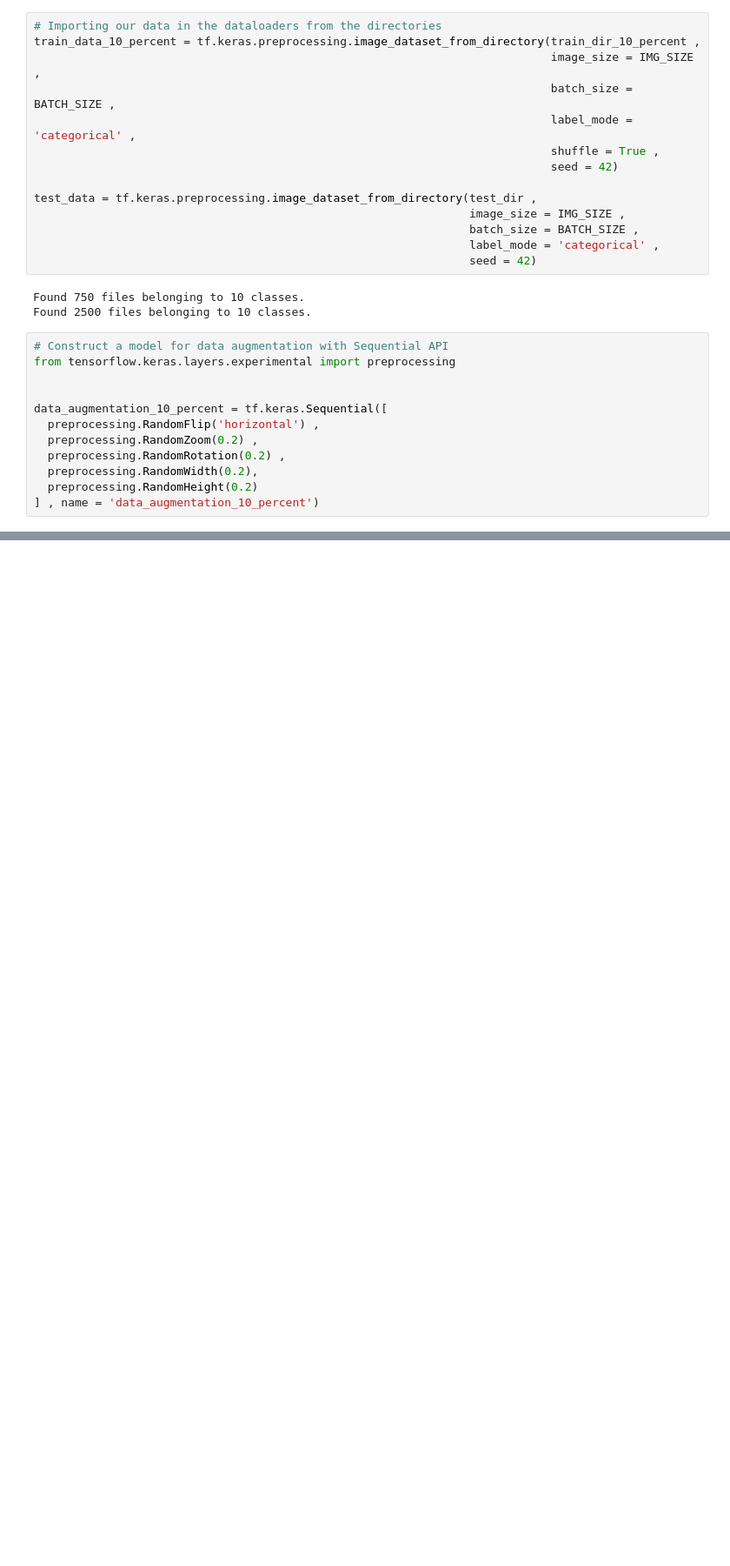
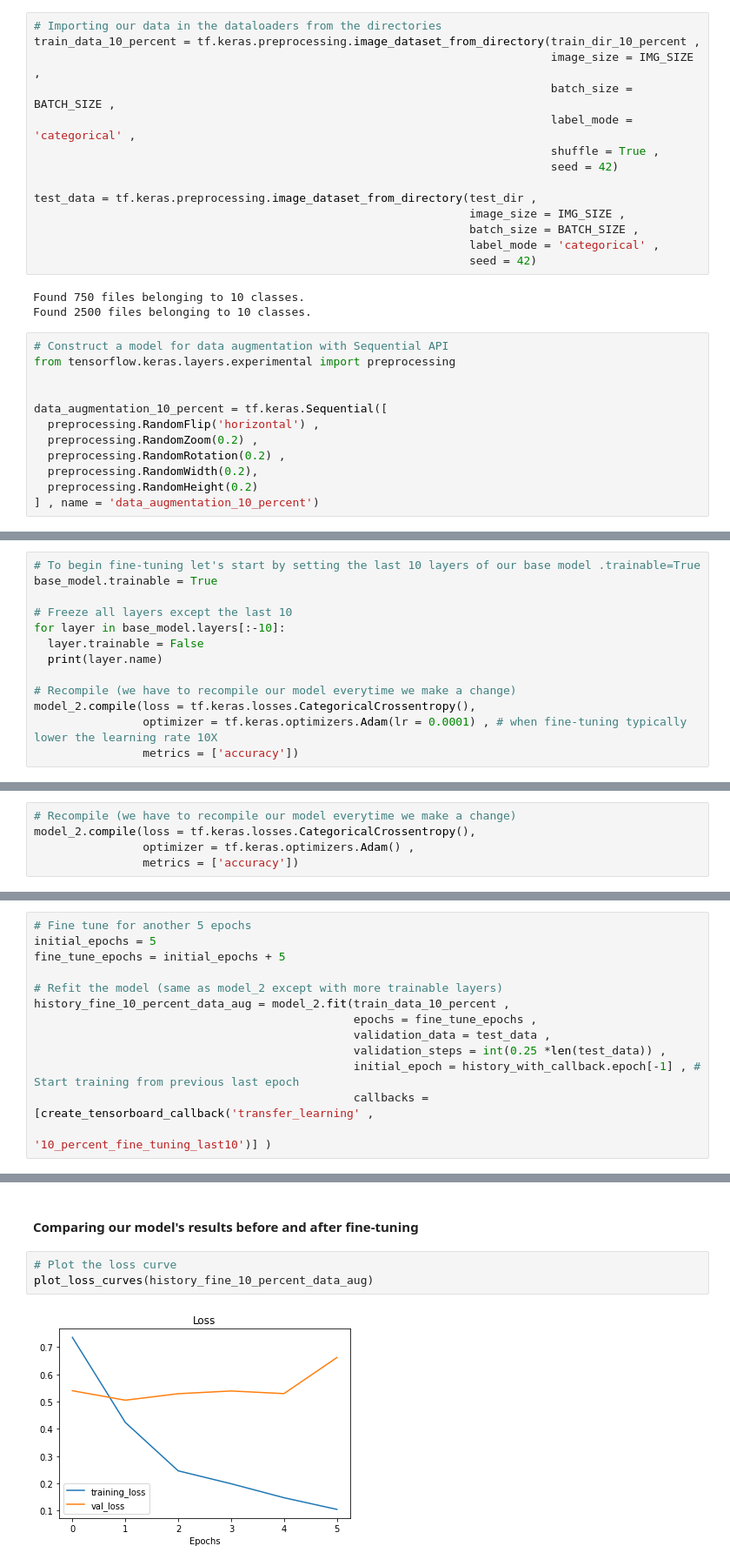
Before and after one commit to ashikshafi08/Learning_Tensorflow, a Jupyter notebook: Notebooks/05_Transfer_Learning_with_TensorFlow_Part_2_Fine_tuning.ipynb, the cells around one changed output, grey strips where cells are left out. Shown at 87% size. Drawn from its saved outputs; the diff is of its cells as text; blank space fills up the shorter version.

```diff
--- a/Notebooks/05_Transfer_Learning_with_TensorFlow_Part_2_Fine_tuning.ipynb
+++ b/Notebooks/05_Transfer_Learning_with_TensorFlow_Part_2_Fine_tuning.ipynb
@@ -737,0 +912,13 @@ model_1 = keras.Model(inputs , outputs)
+# %%
+# To begin fine-tuning let's start by setting the last 10 layers of our base model .trainable=True
+base_model.trainable = True
+
+# Freeze all layers except the last 10
+for layer in base_model.layers[:-10]:
+  layer.trainable = False
+  print(layer.name)
+
+# Recompile (we have to recompile our model everytime we make a change)
+model_2.compile(loss = tf.keras.losses.CategoricalCrossentropy(),
+                optimizer = tf.keras.optimizers.Adam(lr = 0.0001) , # when fine-tuning typically lower the learning rate 10X
+                metrics = ['accuracy'])
@@ -737,0 +947,5 @@ model_1 = keras.Model(inputs , outputs)
+# %%
+# Recompile (we have to recompile our model everytime we make a change)
+model_2.compile(loss = tf.keras.losses.CategoricalCrossentropy(),
+                optimizer = tf.keras.optimizers.Adam() ,
+                metrics = ['accuracy'])
@@ -737,0 +979,13 @@ model_1 = keras.Model(inputs , outputs)
+# %%
+# Fine tune for another 5 epochs
+initial_epochs = 5
+fine_tune_epochs = initial_epochs + 5
+
+# Refit the model (same as model_2 except with more trainable layers)
+history_fine_10_percent_data_aug = model_2.fit(train_data_10_percent ,
+                                               epochs = fine_tune_epochs ,
+                                               validation_data = test_data ,
+                                               validation_steps = int(0.25 *len(test_data)) ,
+                                               initial_epoch = history_with_callback.epoch[-1] , # Start training from previous last epoch
+                                               callbacks = [create_tensorboard_callback('transfer_learning' ,
+                                                                                        '10_percent_fine_tuning_last10')] )
@@ -737,0 +1016,7 @@ model_1 = keras.Model(inputs , outputs)
+# %% [markdown]
+#### Comparing our model's results before and after fine-tuning
+# %%
+# Plot the loss curve
+plot_loss_curves(history_fine_10_percent_data_aug)
+# %% [output]
+[figure, added]
```
Also changed, not shown: parts of 81 cells of this notebook.
